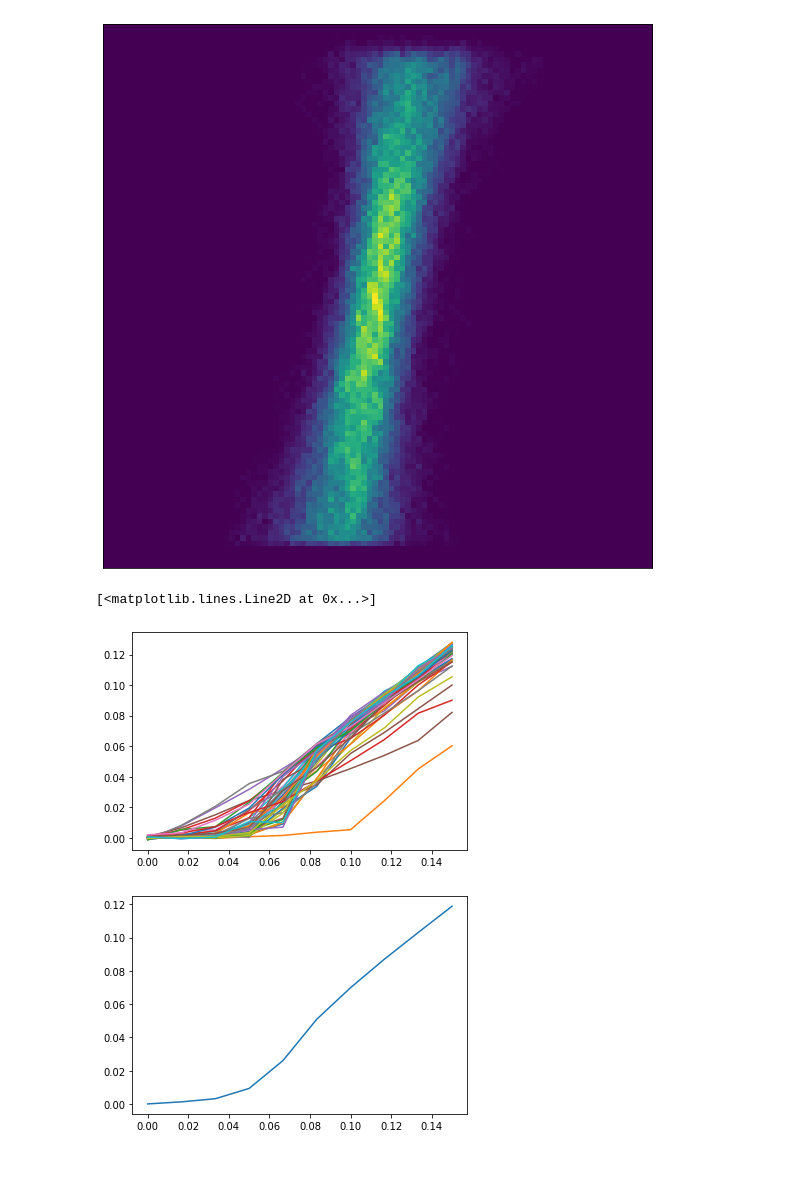
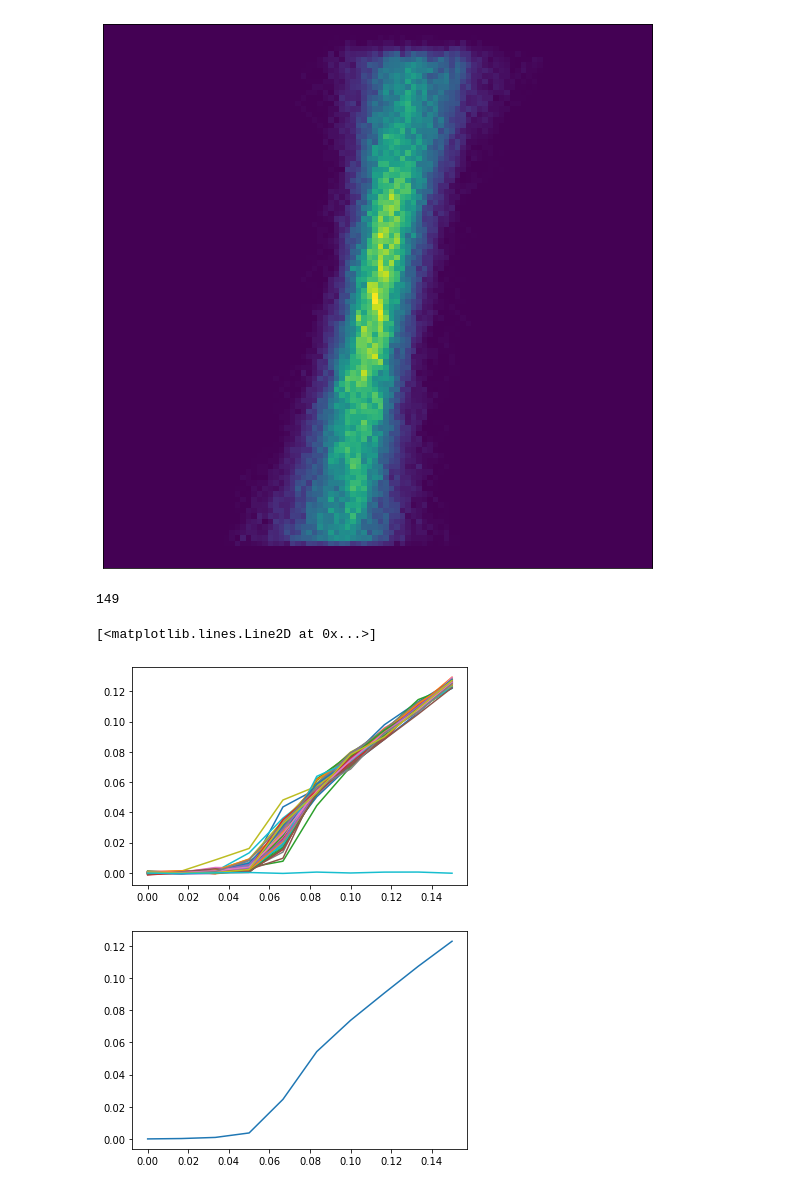
Before and after one commit to LevoSpacewars/Polymer-Tilt, a Jupyter notebook: graphs.ipynb, the cells around one changed output. Saved outputs shown, nothing was run; the diff lists cells and outputs as text; code cells hidden in the pictures.

```diff
--- a/graphs.ipynb
+++ b/graphs.ipynb
@@ -208,30 +208,33 @@ plt.savefig(f"{name}.png",bbox_inches='tight',pad_inches = 0)
 # %%
 foldernames = ["compiledRuns/10000","compiledRuns/100","averaged_100_149", "averaged_200_249","averaged_300_349"]
 
 
-namerange = list(range(200,250))
+namerange = list(range(100,150))
 
 import numpy as np
 from matplotlib import pyplot as plt
 import pandas as ps
 output = []
 for path in namerange:
     data = np.array(ps.read_csv(f"compiledRuns/{path}/data.txt"))
     #print(data)
     #devdata = np.array(ps.read_csv(path + "/stddevdata.txt"))
     plt.errorbar(np.linspace(0,3,10)/20, data[3][1:])
     output.append(data[3][1:])
+    if output[-1][-1] < 0.02:
+        print(path)
 
 averaged = [0] * len(output[0])
 for element in output:
     for i in range(len(element)):
         averaged[i] +=element[i]
 
 for i in range(len(averaged)):
     averaged[i] = averaged[i]/len(output)
 plt.figure()
 plt.plot(np.linspace(0,3,10)/20,averaged)
 # %% [output]
-[<matplotlib.lines.Line2D at 0x...>]
+149
+[<matplotlib.lines.Line2D at 0x...>]
-[figure, old version]
+[figure, new version]
-[figure, old version]
+[figure, new version]
```
Also changed, not shown: 1 other file.
